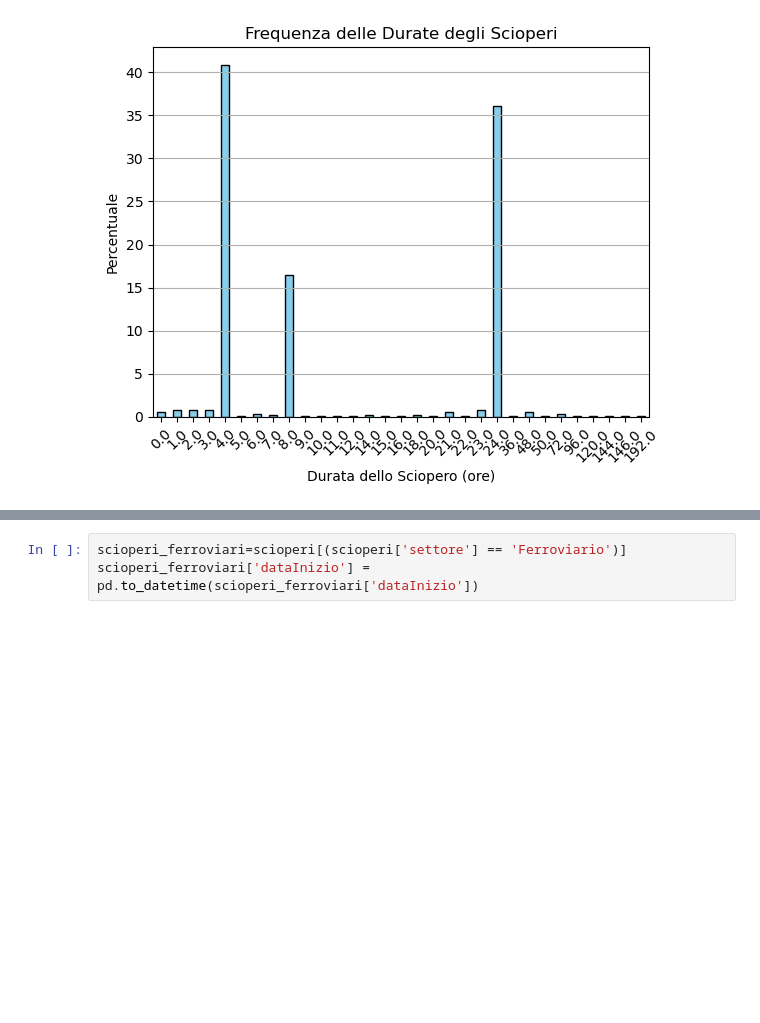
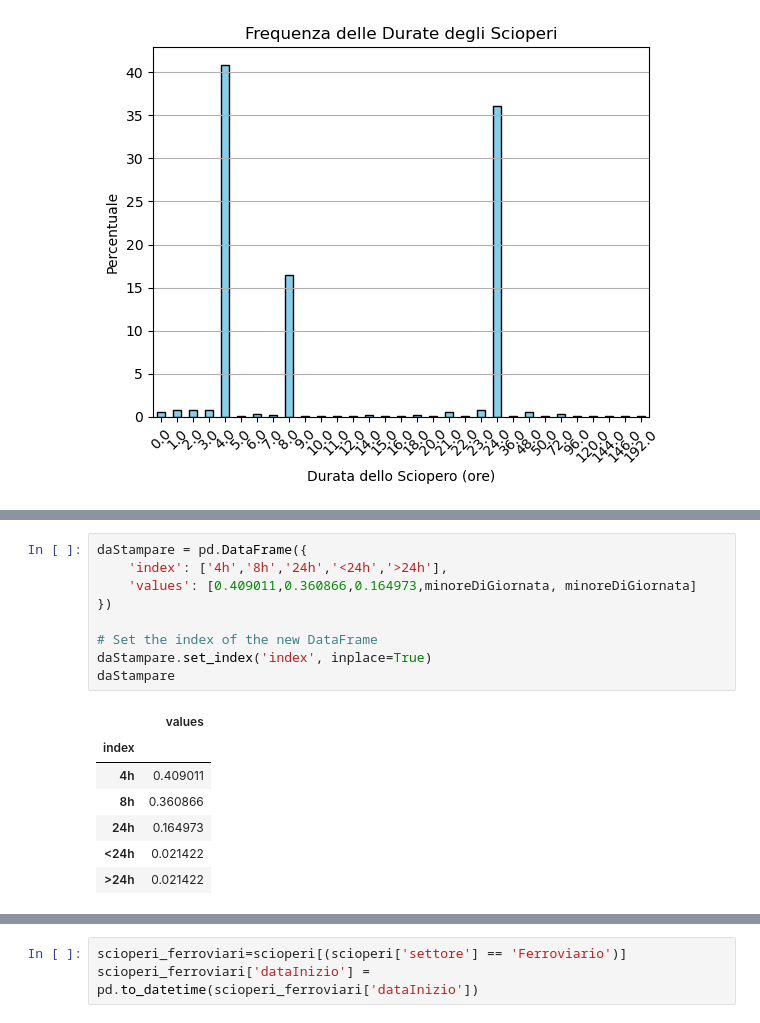
Before and after one commit to alemele01/vs24, a Jupyter notebook: ScioperiItalia.ipynb, the cells around one changed output, grey strips where cells are left out. Saved outputs shown, nothing was run; the diff lists cells and outputs as text; blank space fills up the shorter version.

```diff
--- a/ScioperiItalia.ipynb
+++ b/ScioperiItalia.ipynb
@@ -112,0 +130,17 @@ plt.show()
+# %%
+daStampare = pd.DataFrame({
+    'index': ['4h','8h','24h','<24h','>24h'],
+    'values': [0.409011,0.360866,0.164973,minoreDiGiornata, minoreDiGiornata]
+})
+
+# Set the index of the new DataFrame
+daStampare.set_index('index', inplace=True)
+daStampare
+# %% [output]
+|  | values |
+| index |  |
+| 4h | 0.409011 |
+| 8h | 0.360866 |
+| 24h | 0.164973 |
+| <24h | 0.021422 |
+| >24h | 0.021422 |
```
Also changed, not shown: parts of 4 cells of this notebook.
